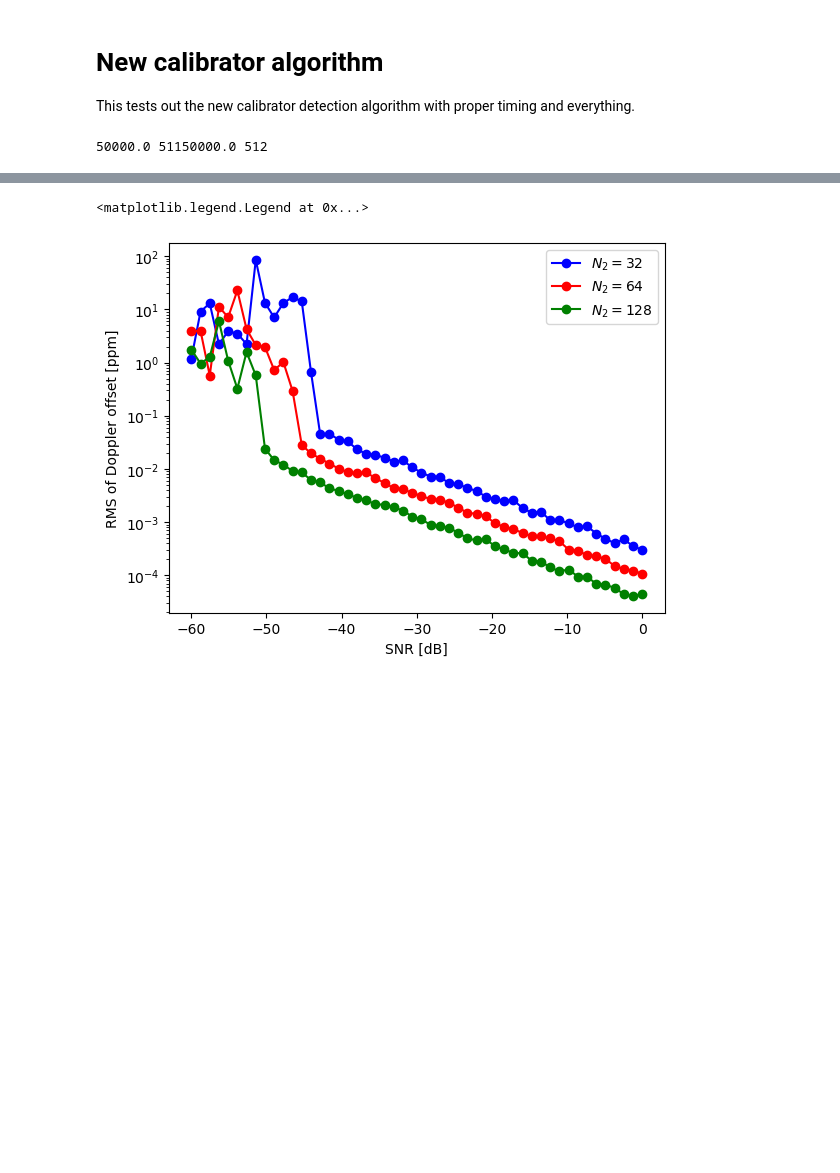
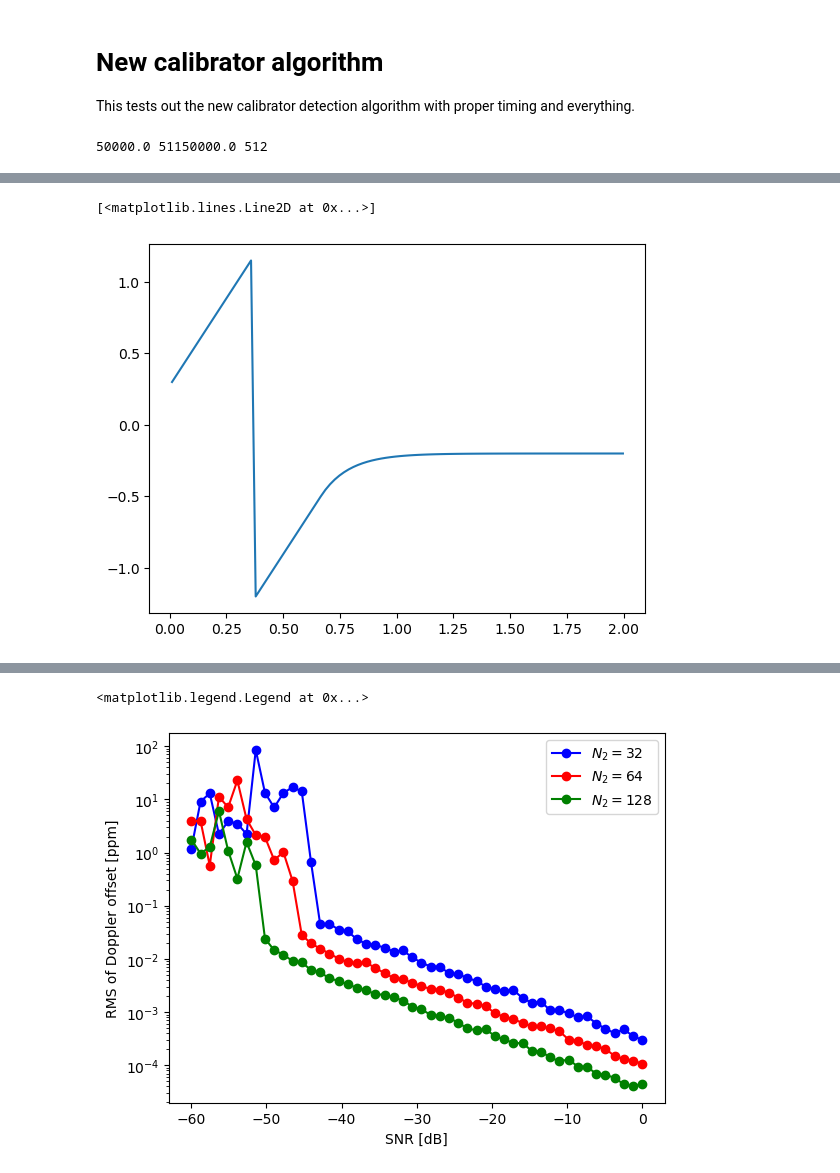
Before and after one commit to lusee-night/notebooks, a Jupyter notebook: calibrator/pfb_detect.ipynb, the cells around one changed output, grey strips where cells are left out. Saved outputs shown, nothing was run; the diff lists cells and outputs as text; code cells hidden in the pictures; blank space fills up the shorter version.

```diff
--- a/calibrator/pfb_detect.ipynb
+++ b/calibrator/pfb_detect.ipynb
@@ -160,0 +161,4 @@ new pdrift =  0.3024886317992552
+# %%
+Nintg=32
+data = produce_data(alpha=-0.2, dalpha_dt=-0.00, Nintg=Nintg, add_noise=False)
+v=list(analyze_data(data,tmax=2,Nintg=Nintg, alpha_start=+0.3))
@@ -161,3 +191,8 @@ new pdrift =  0.3024886317992552
+# %%
+plt.plot(t1,alpha1)
+# %% [output]
+[<matplotlib.lines.Line2D at 0x...>]
+[figure, added]
 # %%
 
 res=[]
```
Also changed, not shown: parts of 10 cells of this notebook, 1 other file.
